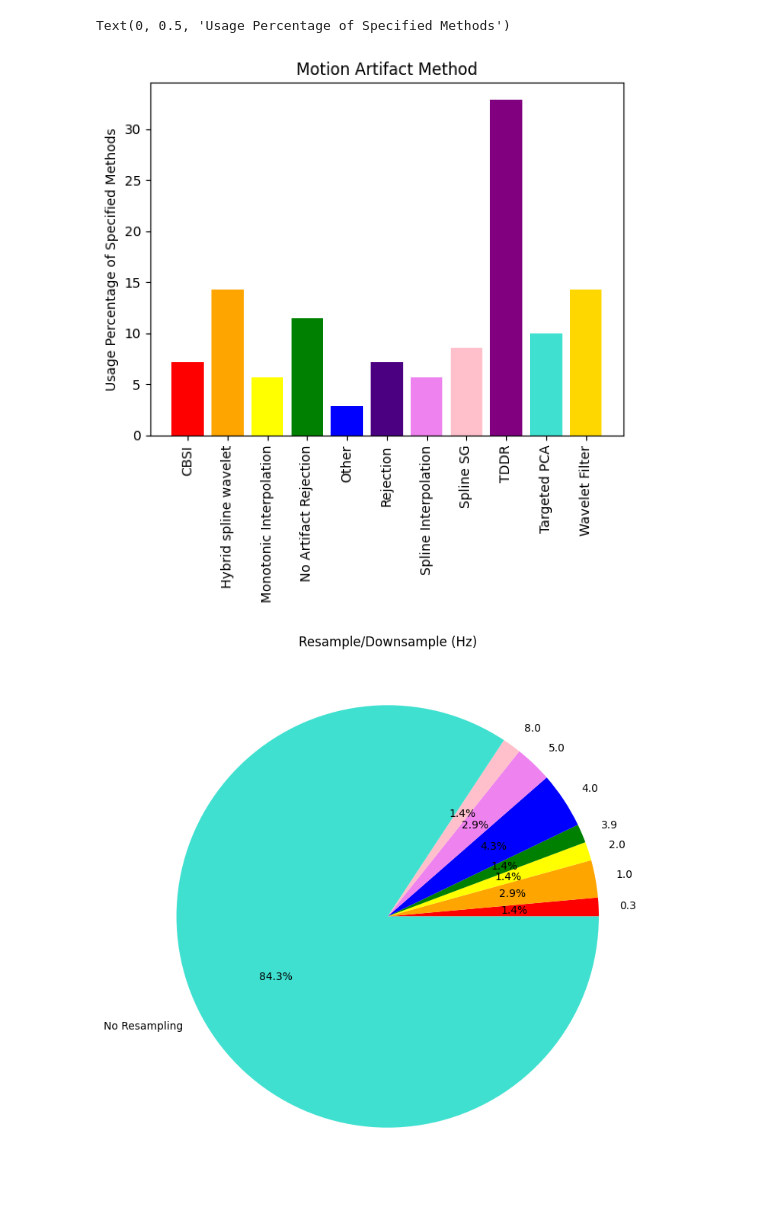
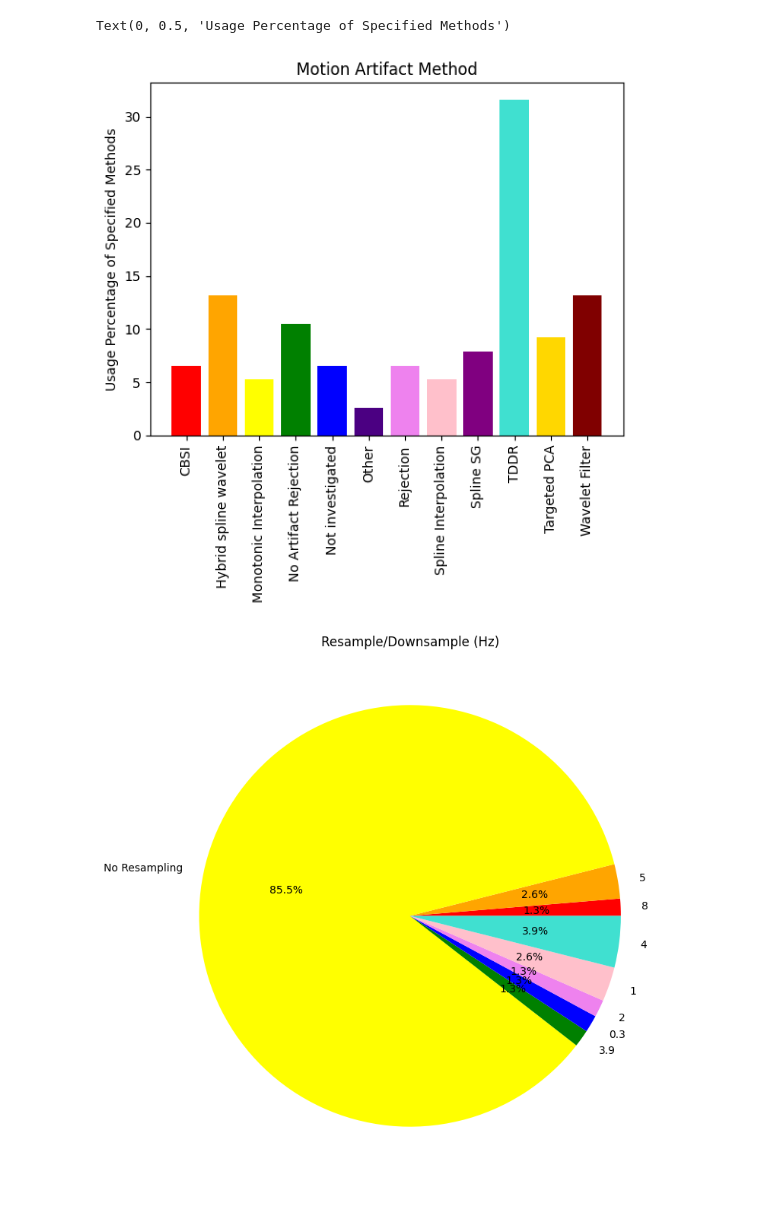
Before and after one commit to ibs-lab/FRESH, a Jupyter notebook: jacky/fresh_charts.ipynb, the cells around one changed output. Saved outputs shown, nothing was run; the diff lists cells and outputs as text; code cells hidden in the pictures.

```diff
--- a/jacky/fresh_charts.ipynb
+++ b/jacky/fresh_charts.ipynb
@@ -4,5 +4,4 @@ import pandas as pd
 import matplotlib.pyplot as plt
 from collections import Counter
 # %%
-data = pd.read_csv('pipelines.csv')
-print(data.info())
+data = pd.read_csv('FreshData.csv', encoding='unicode_escape')
@@ -70,7 +65,7 @@ Text(0, 0.5, 'Usage Percentage of Specified Methods')
 # %%
 # some teams used multiple methods
 name = 'Quality/Pruning: Method'
-strings = data[name].values[:- 6 ]
+strings = data[name]
 newstring = []
 for word in strings:
     if type(word) != str:
@@ -91,7 +86,7 @@ for word in label:
 
 
 plt.bar(label, sizes, color = pretty_colors )
-plt.title(name)
+plt.title('Methods for Quality/Pruning')
 plt.xticks(label, rotation=90)
 plt.ylabel('Usage Percentage of Specified Methods')
 # %% [output]
@@ -100,7 +95,7 @@ Text(0, 0.5, 'Usage Percentage of Specified Methods')
 # %%
 # teams used multiple methods
 name = 'Motion Artifact Method'
-strings = data[name].values[:-6 ]
+strings = data[name]
 newstring = []
 for word in strings:
     if type(word) != str:
@@ -139,42 +134,46 @@ plt.xticks(label, rotation=90)
 plt.ylabel('Usage Percentage of Specified Methods')
 # %% [output]
 Text(0, 0.5, 'Usage Percentage of Specified Methods')
-[figure, old version]
+[figure, new version]
 # %%
 import math
 name = 'Resample/Downsample (Hz)'
-strings = data[name].values[:-6]
+strings = data[name].copy()
+strings = strings.fillna('Not investigated')
+
 newstring = []
 for word in strings:
-    if math.isnan(word):
-        newstring.append('No Resampling')
-    else:
-        newstring.append(str(word))
+    newstring.append(word)
 
 count = Counter(newstring )
-label = sorted(list(set(newstring)))
+count['No Resampling'] = count['Not investigated']
+
+label = ['8', '5', 'No Resampling' , '3.9', '0.3', '2', '1', '4']
 sizes = []
+
 for word in label:
-    sizes.append(100/teams * count[word])
+    sizes.append(count[word])
+
+
 pretty_colors = {
     'red': '#FF0000',
     'orange': '#FFA500',
     'yellow': '#FFFF00',
     'green': '#008000',
     'blue': '#0000FF',
     #'indigo': '#4B0082',
     'violet': '#EE82EE',
     'pink': '#FFC0CB',
     #'purple': '#800080',
     'turquoise': '#40E0D0',
     'gold': '#FFD700',
     'maroon': '#800000',
     'cyan': '#00FFFF',}
 fig, ax = plt.subplots()
 ax.pie(sizes, labels=label, autopct='%1.1f%%', colors = pretty_colors)
 ax.set_title('Resample/Downsample (Hz)')
 fig.set_size_inches(9,9)
 # %% [output]
-[figure, old version]
+[figure, new version]
 # %%
 name = 'Filtering'
```
Also changed, not shown: parts of 25 cells of this notebook, 1 other file.
